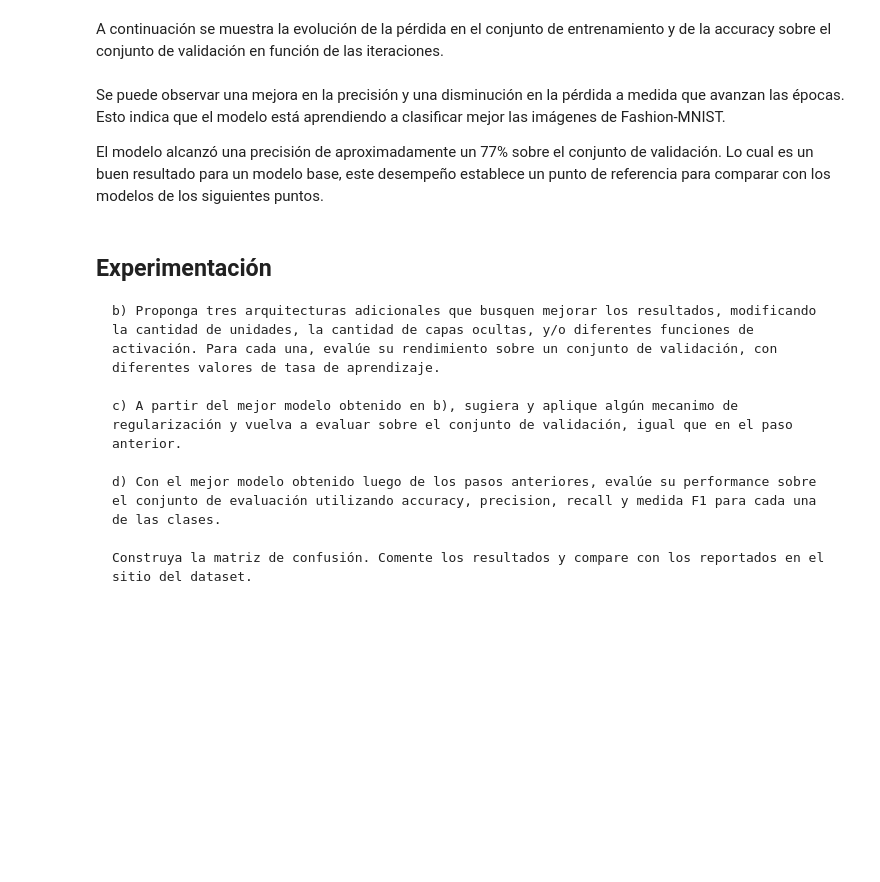
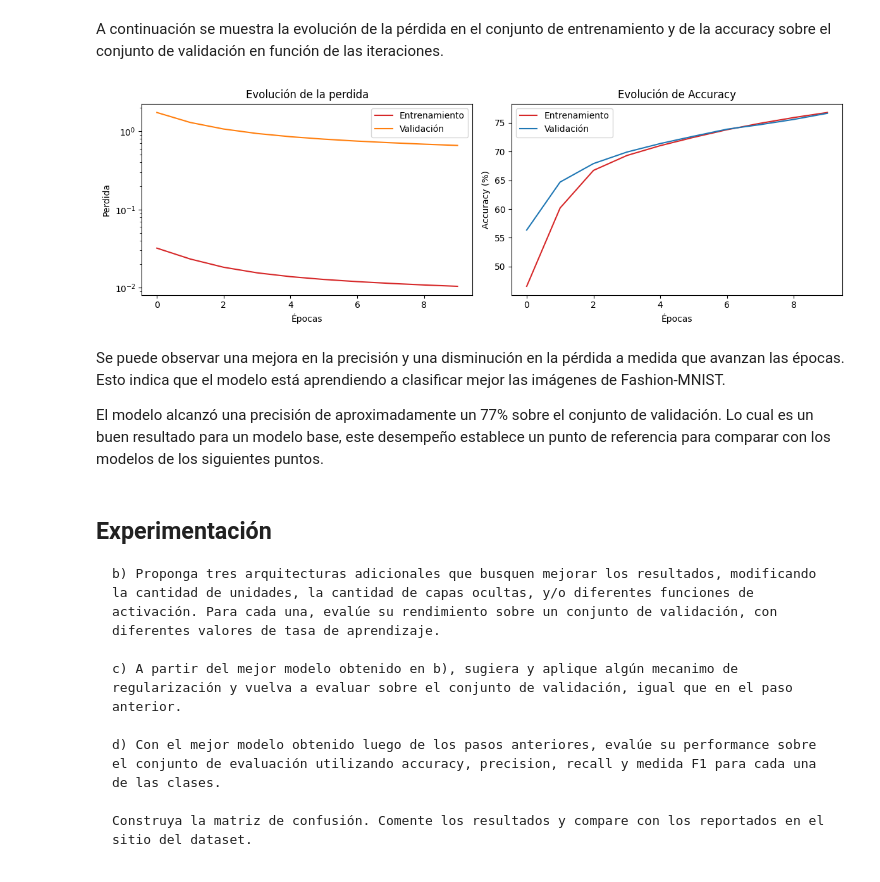
Before and after one commit to santiagoalaniz/fing_aprendaut, a Jupyter notebook: lab4/informe_tarea04.ipynb, the cells around one changed output. Drawn from its saved outputs; the diff is of its cells as text; code cells hidden in the pictures; blank space fills up the shorter version.

```diff
--- a/lab4/informe_tarea04.ipynb
+++ b/lab4/informe_tarea04.ipynb
@@ -204,25 +257,27 @@ A continuación se muestra la evolución de la pérdida en el conjunto de entren
 # %%
 import matplotlib.pyplot as plt
 
 plt.figure(figsize=(12, 4))
 plt.subplot(1, 2, 1)
 plt.plot(train_losses, label='Entrenamiento', color='tab:red')
 plt.plot(eval_losses, label='Validación', color='tab:orange')
 plt.title('Evolución de la perdida')
 plt.xlabel('Épocas')
 plt.ylabel('Perdida')
 plt.yscale('log')
 plt.legend()
 
 plt.subplot(1, 2, 2)
 plt.plot(train_accuracies, label='Entrenamiento', color='tab:red')
 plt.plot(eval_accuracies, label='Validación', color='tab:blue')
-plt.title('Evolución de la precisión')
+plt.title('Evolución de Accuracy')
 plt.xlabel('Épocas')
-plt.ylabel('Precisión (%)')
+plt.ylabel('Accuracy (%)')
 plt.legend()
 plt.tight_layout()
 plt.show()
+# %% [output]
+[figure, added]
 # %% [markdown]
 Se puede observar una mejora en la precisión y una disminución en la pérdida a medida que avanzan las épocas. Esto indica que el modelo está aprendiendo a clasificar mejor las imágenes de Fashion-MNIST.
 
```
Also changed, not shown: parts of 19 cells of this notebook, 2 other files.
